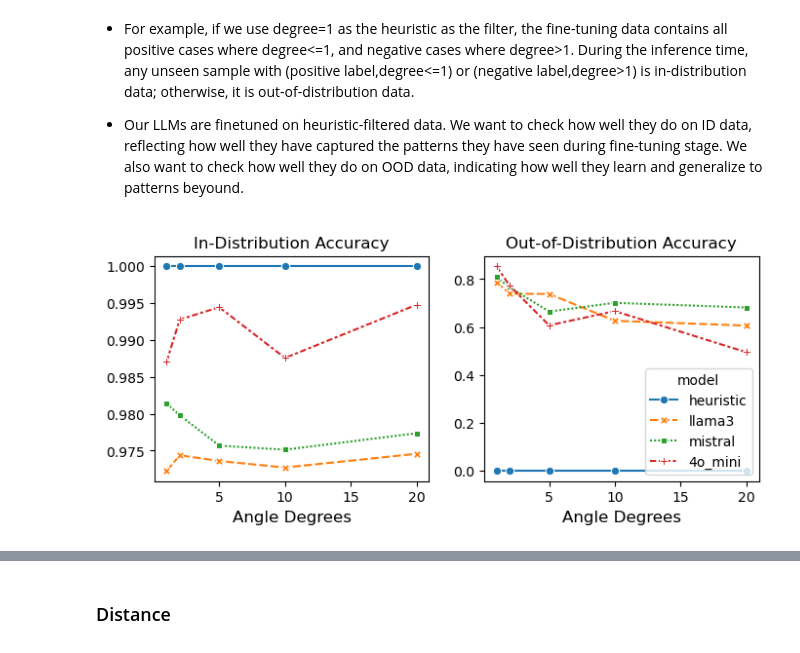
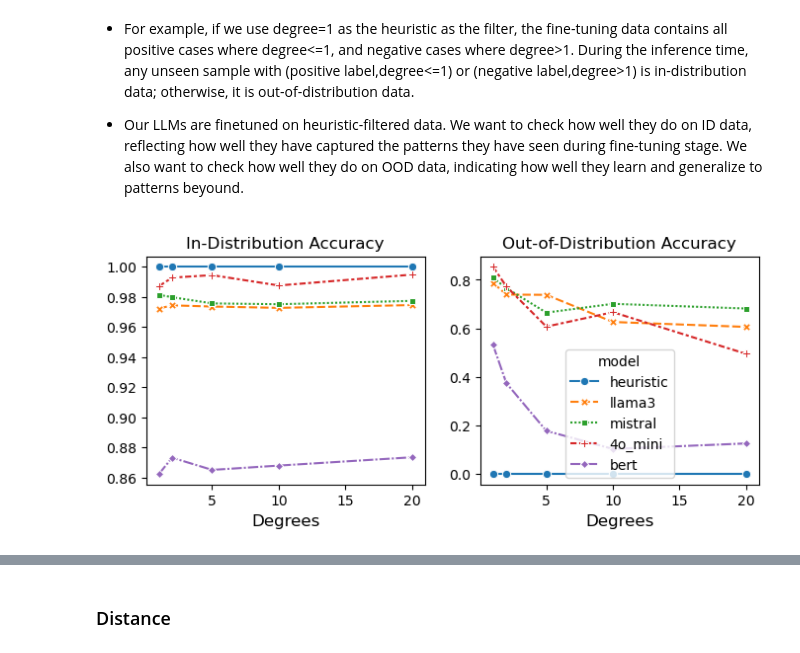
Before and after one commit to BeanHam/2024-spatial-data-integration, a Jupyter notebook: join_task/inference_results/inference_results_ft.ipynb, the cells around one changed output, grey strips where cells are left out. Drawn from its saved outputs; the diff is of its cells as text; code cells hidden in the pictures.

Commit message:
visualized bert degree results

```diff
--- a/join_task/inference_results/inference_results_ft.ipynb
+++ b/join_task/inference_results/inference_results_ft.ipynb
@@ -43,6 +43,8 @@ def post_processing(data, model, metric_name, metric_value):
             pred=np.array(data['min_angle'])<=metric_value
         elif metric_name == 'distance':
             pred=np.array(data['euc_dist'])>=metric_value
+    elif model == 'bert':
+        pred=np.load(f'{metric_name}/{model}_{metric_name}_{metric_value}.npy')
     else:
         pred=np.load(f'{metric_name}/{model}_{metric_name}_{metric_value}.npy')
         pred=np.array([int(i.replace('<|eot_id|>', '')\
@@ -57,7 +59,7 @@ def post_processing(data, model, metric_name, metric_value):
 ds = load_dataset("beanham/spatial_join_dataset")
 test=ds['test']
 metric_name='degree'
-models=['heuristic','llama3','mistral','4o_mini']
+models=['heuristic','llama3','mistral','4o_mini','bert']
 metric_values=[1,2,5,10,20]
 results=[]
 for model in models:
@@ -133,16 +112,16 @@ Definitions:
 # %%
 fig, axs = plt.subplots(ncols=2,figsize=(8, 3))
 sns.lineplot(data=results, x="metric_value", y="id_acc",style="model",hue="model",markers=True,ax=axs[0],legend=False)
 sns.lineplot(data=results, x="metric_value", y="ood_acc",style="model",hue="model",markers=True,ax=axs[1])
-axs[0].set_xlabel('Angle Degrees', fontsize=12)
-axs[1].set_xlabel('Angle Degrees', fontsize=12)
+axs[0].set_xlabel('Degrees', fontsize=12)
+axs[1].set_xlabel('Degrees', fontsize=12)
 axs[0].set_ylabel('')
 axs[1].set_ylabel('')
 axs[0].set_title('In-Distribution Accuracy', fontsize=12)
 axs[1].set_title('Out-of-Distribution Accuracy', fontsize=12)
 pass
 # %% [output]
-[figure, old version]
+[figure, new version]
 # %%
 stack_methods=[]
 stack_id_or_ood=[]
```
Also changed, not shown: parts of 6 cells of this notebook.
